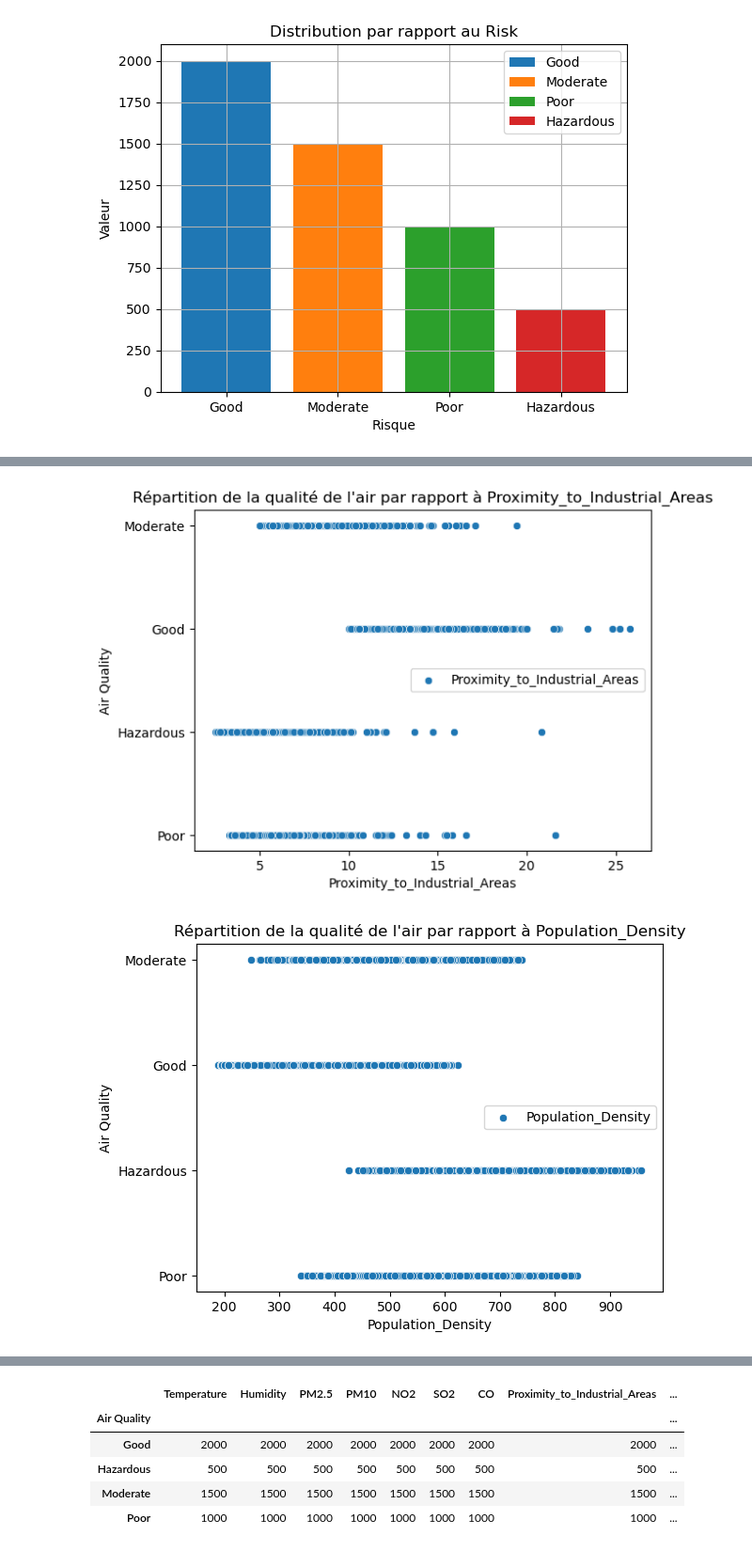
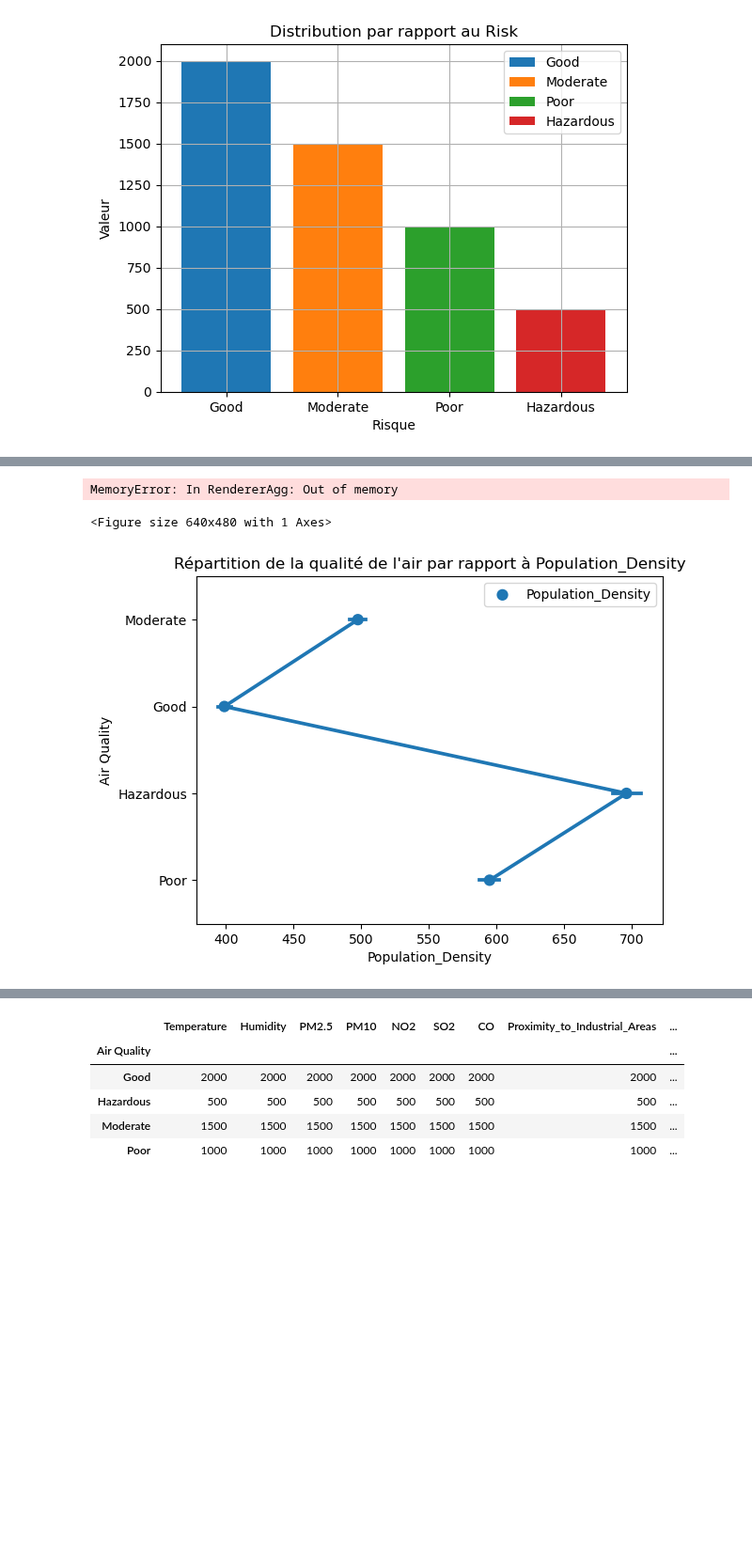
Before and after one commit to Strate-Milambo/Air-quality_evaluation_and_pollution, a Jupyter notebook: night.ipynb, the cells around one changed output, grey strips where cells are left out. Shown at 94% size. Saved outputs shown, nothing was run; the diff lists cells and outputs as text; code cells hidden in the pictures; blank space fills up the shorter version.

```diff
--- a/night.ipynb
+++ b/night.ipynb
@@ -145,7 +145,7 @@ for i , y in k.items():
 # %%
 columns = data.select_dtypes(include='number')
 for label in columns:
-    sn.scatterplot(data,x=data[label], y=data['Air Quality'], label=label)
+    sn.pointplot(data,x=data[label], y=data['Air Quality'], label=label)
     plt.title(f"Répartition de la qualité de l'air par rapport à {label}")
     plt.xlabel(label)
     plt.ylabel('Air Quality')
@@ -162,5 +162,6 @@ for label in columns:
+MemoryError: In RendererAgg: Out of memory
+<Figure size 640x480 with 1 Axes>
-[figure, old version]
+[figure, new version]
-[figure, removed]
 # %%
 plt.figure(figsize=(15,6))
 boxplot_data = plt.boxplot(data.select_dtypes(include='number').values, labels=data.select_dtypes(include='number').columns)  # Use .values and provide labels
```
Also changed, not shown: parts of 3 cells of this notebook.
